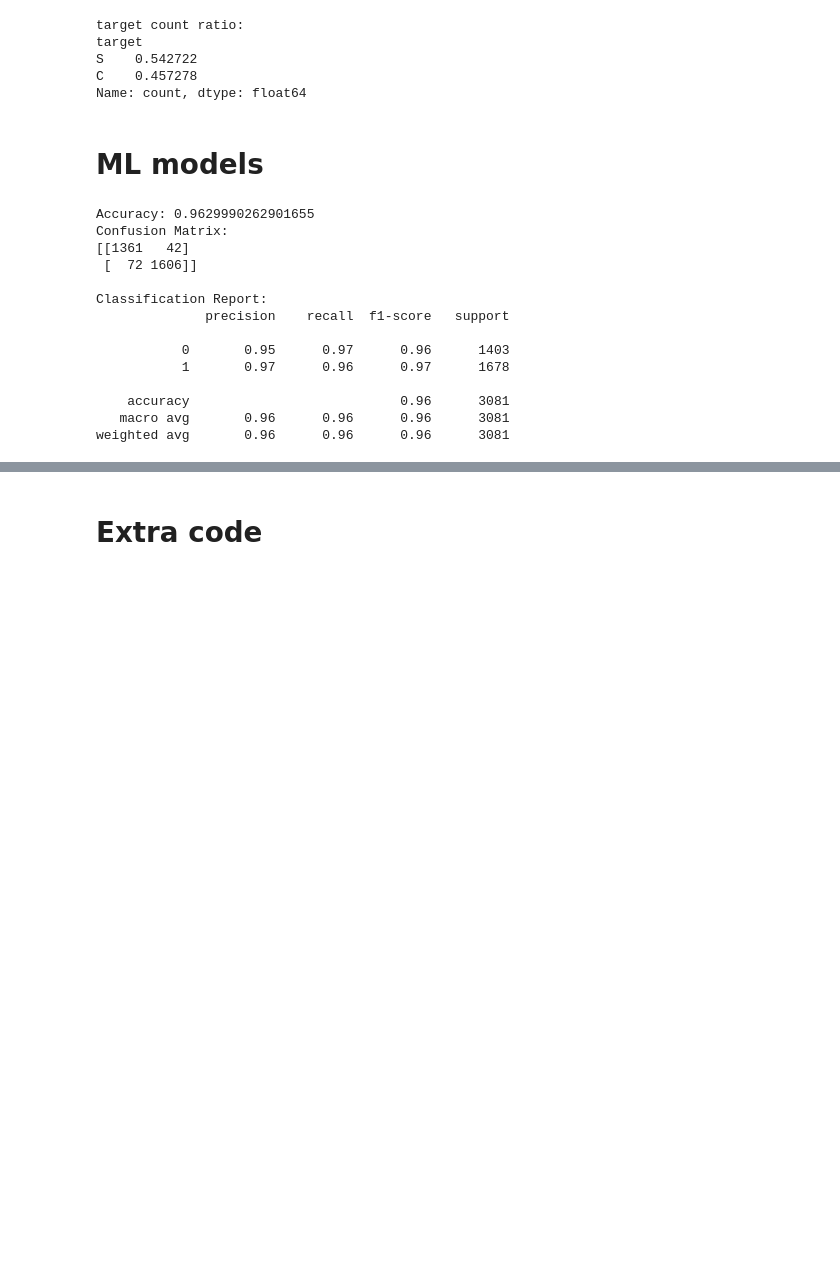
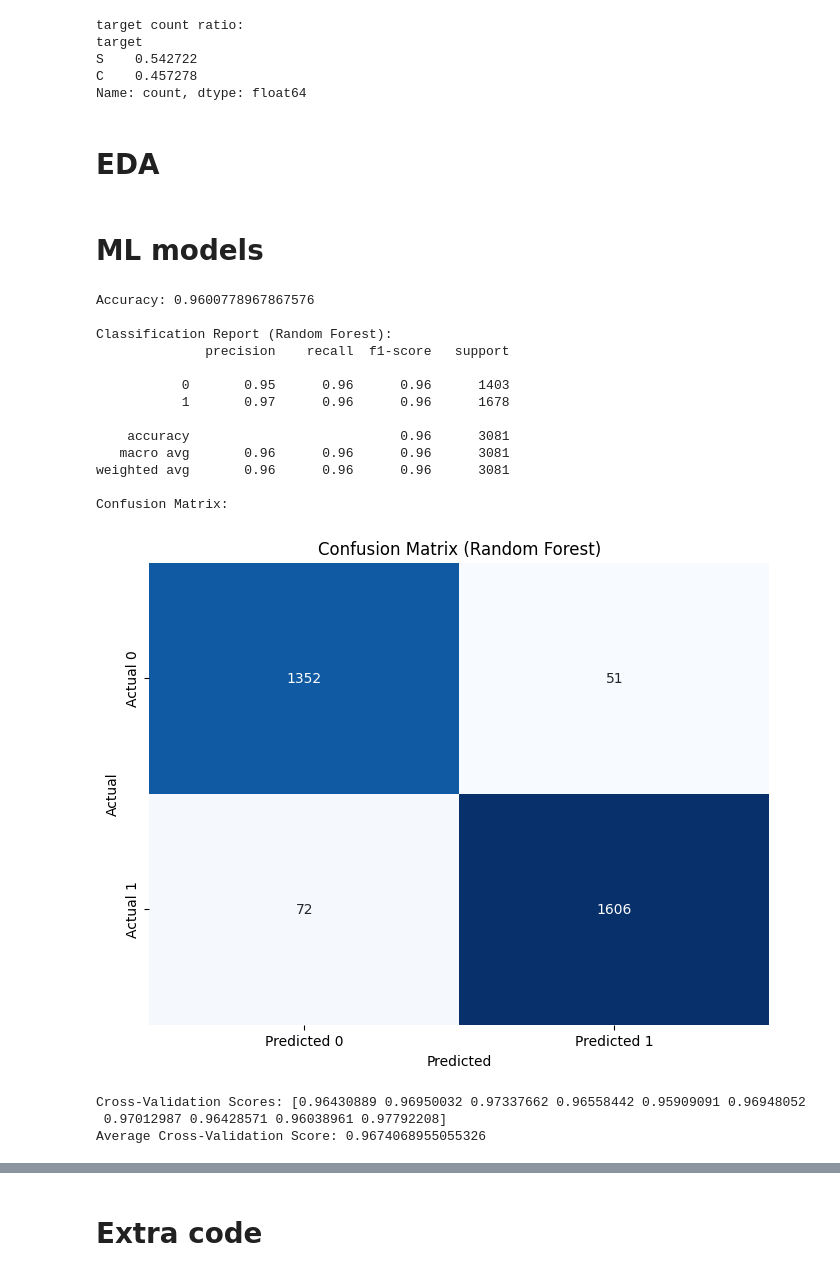
Before and after one commit to dead96pool/stress_detection_mlai, a Jupyter notebook: MLAI_project_(1).ipynb, the cells around one changed output, grey strips where cells are left out. Saved outputs shown, nothing was run; the diff lists cells and outputs as text; code cells hidden in the pictures; blank space fills up the shorter version.

```diff
--- a/MLAI_project_(1).ipynb
+++ b/MLAI_project_(1).ipynb
@@ -286,3 +288,5 @@ combined_df.to_csv('combined_dataset_5sec.csv', index=False)
 # %%
 # loading csv file
 combined_df = pd.read_csv("combined_dataset_5sec.csv")
+# %% [markdown]
+# EDA
@@ -309,39 +315,63 @@ rf_predictions = rf_classifier.predict(X_test)
 
 # Evaluate the model
 rf_accuracy = (rf_predictions == y_test).mean()
 print("Accuracy:", rf_accuracy)
 
 
 # Generate classification report
 rf_class_report = classification_report(y_test, rf_predictions)
-print("\nClassification Report:")
+print("\nClassification Report (Random Forest):")
 print(rf_class_report)
 
 # Generate confusion matrix
 rf_conf_matrix = confusion_matrix(y_test, rf_predictions)
 print("Confusion Matrix:")
 #print(rf_conf_matrix)
 # Plot confusion matrix
 plt.figure(figsize=(8, 6))
 sns.heatmap(rf_conf_matrix, annot=True, fmt="d", cmap="Blues", cbar=False,
             xticklabels=["Predicted 0", "Predicted 1"],
             yticklabels=["Actual 0", "Actual 1"])
 plt.xlabel("Predicted")
 plt.ylabel("Actual")
-plt.title("Confusion Matrix")
+plt.title("Confusion Matrix (Random Forest)")
 plt.show()
 # %% [output]
-Accuracy: 0.9629990262901655
-Confusion Matrix:
-[[1361   42]
- [  72 1606]]
+Accuracy: 0.9600778967867576
 
-Classification Report:
+Classification Report (Random Forest):
               precision    recall  f1-score   support
 
-           0       0.95      0.97      0.96      1403
-           1       0.97      0.96      0.97      1678
+           0       0.95      0.96      0.96      1403
+           1       0.97      0.96      0.96      1678
 
     accuracy                           0.96      3081
    macro avg       0.96      0.96      0.96      3081
 weighted avg       0.96      0.96      0.96      3081
+
+Confusion Matrix:
+[figure, added]
+# %%
+# 10 fold using randomforest
+import pandas as pd
+from sklearn.model_selection import cross_val_score
+from sklearn.model_selection import KFold
+from sklearn.ensemble import RandomForestClassifier
+
+
+# Initialize the classifier
+clf = RandomForestClassifier(n_estimators=300, max_depth=50)
+
+# Initialize KFold with 10 folds
+kf = KFold(n_splits=10, shuffle=True, random_state=42)
+
+# Perform cross-validation
+cv_scores = cross_val_score(clf, X, y, cv=kf)
+
+# Print the cross-validation scores
+print("Cross-Validation Scores:", cv_scores)
+print("Average Cross-Validation Score:", cv_scores.mean())
+# %% [output]
+Cross-Validation Scores: [0.96430889 0.96950032 0.97337662 0.96558442 0.95909091 0.96948052
+ 0.97012987 0.96428571 0.96038961 0.97792208]
+Average Cross-Validation Score: 0.9674068955055326
```
Also changed, not shown: parts of 25 cells of this notebook.
